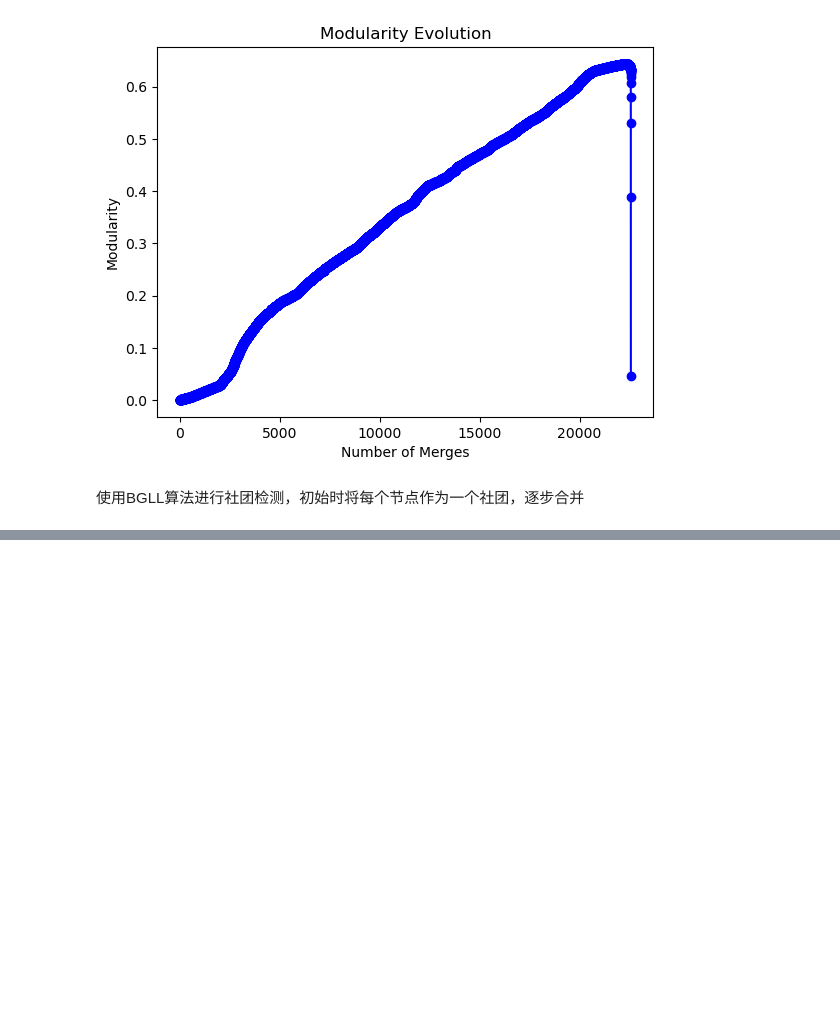
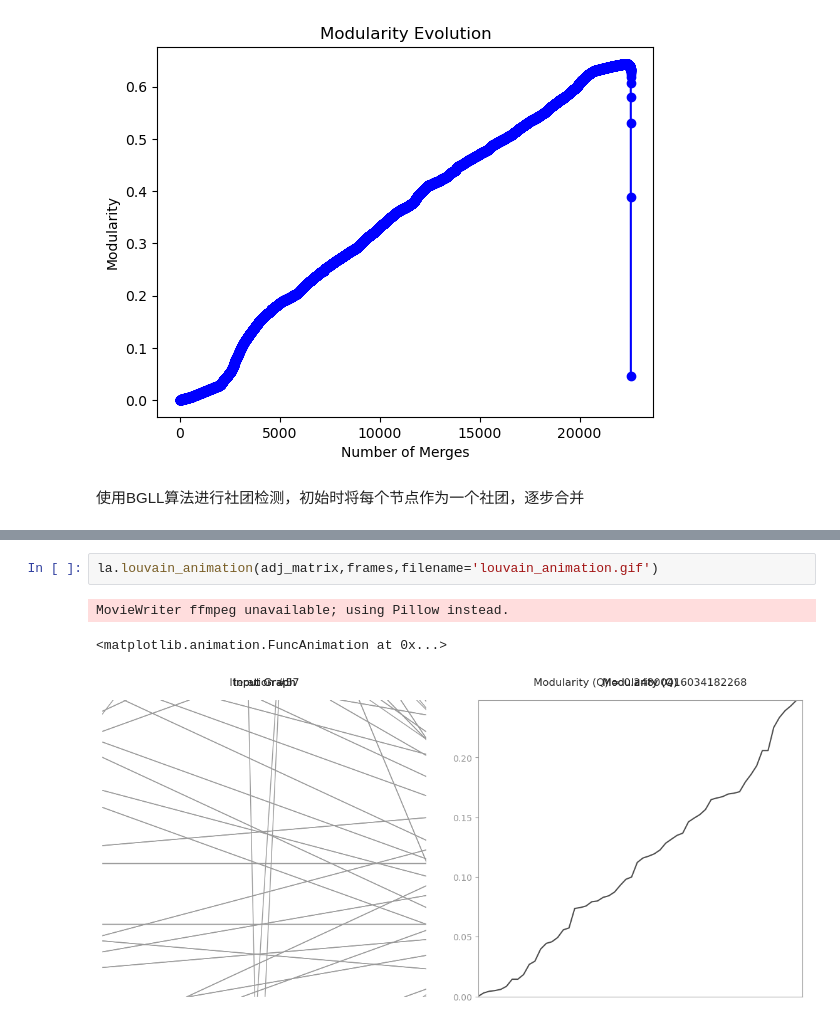
Before and after one commit to dzcaprime/Network, a Jupyter notebook: community.ipynb, the cells around one changed output, grey strips where cells are left out. Saved outputs shown, nothing was run; the diff lists cells and outputs as text; blank space fills up the shorter version.

```diff
--- a/community.ipynb
+++ b/community.ipynb
@@ -143,0 +164,6 @@ IGRAPH U--- 4186 17712 --
+# %%
+la.louvain_animation(adj_matrix,frames,filename='louvain_animation.gif')
+# %% [output]
+MovieWriter ffmpeg unavailable; using Pillow instead.
+<matplotlib.animation.FuncAnimation at 0x...>
+[figure, added]
```
Also changed, not shown: parts of 10 cells of this notebook, 3 other files.
